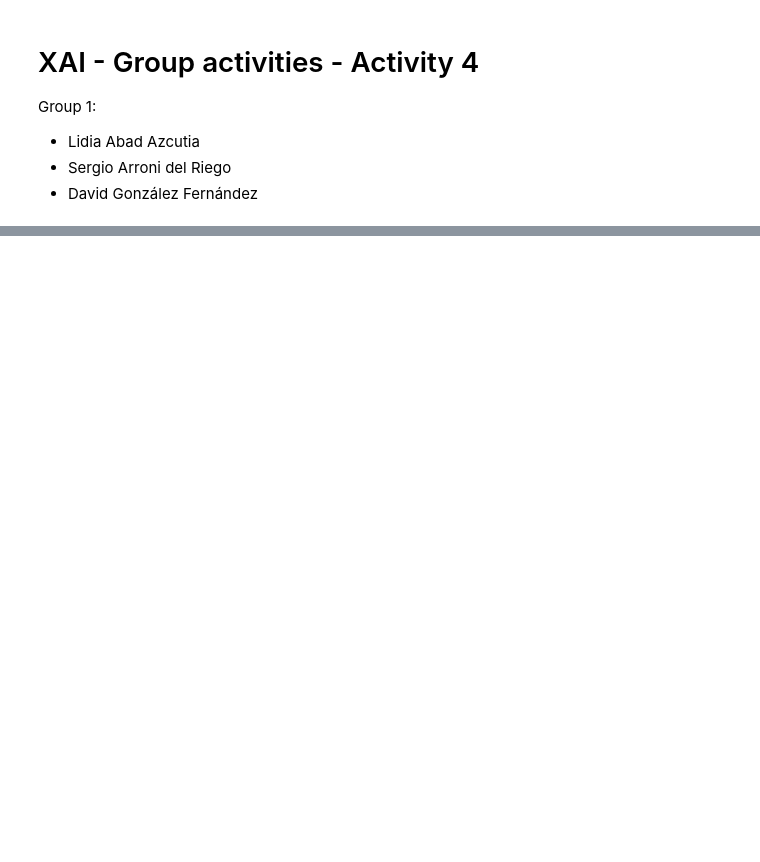
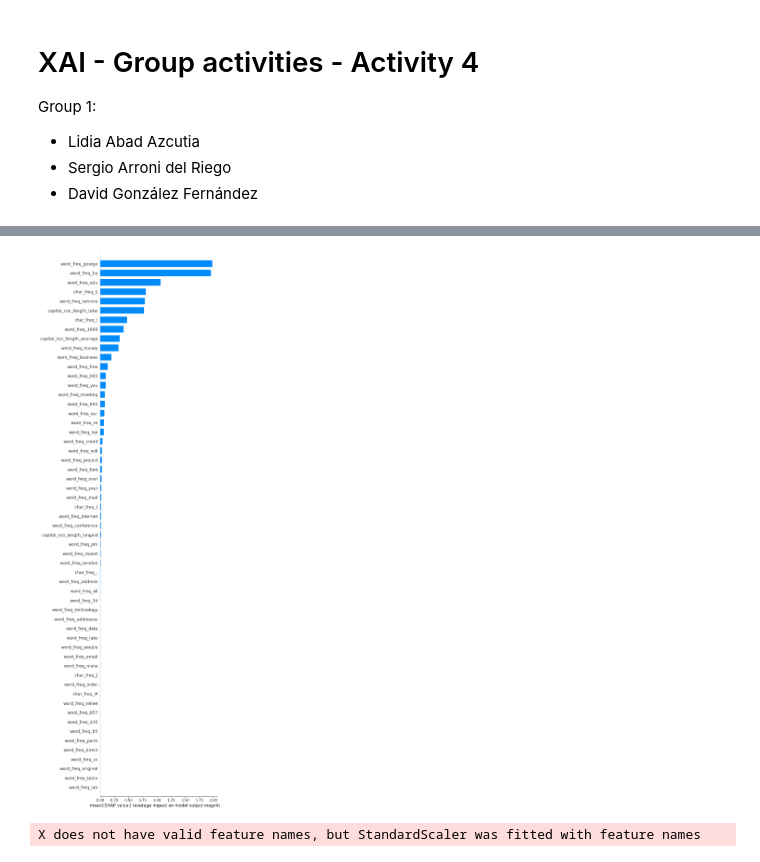
Before and after one commit to DavidGonzalezFernandez/XAI_exercises, a Jupyter notebook: Activities/Activity4/Activity_4.ipynb, the cells around one changed output, grey strips where cells are left out. Saved outputs shown, nothing was run; the diff lists cells and outputs as text; code cells hidden in the pictures; blank space fills up the shorter version.

```diff
--- a/Activities/Activity4/Activity_4.ipynb
+++ b/Activities/Activity4/Activity_4.ipynb
@@ -459,0 +138,22 @@ plt.show()
+# %%
+# @title Plot SHAP summary plot
+shap.summary_plot(
+    shap_values,
+    X_test,
+    feature_names=X_test.columns,
+    plot_type="bar",
+    max_display=X_train.shape[1],
+)
+plt.show()
+# %% [output]
+[figure, added]
+# %%
+# @title create LIME explainer
+explainer_lime = lime_tabular.LimeTabularExplainer(
+    X_train.values, feature_names=X_train.columns, class_names=["0", "1"]
+)
+lime_exp = explainer_lime.explain_instance(
+    X_test.iloc[0].values, pipa.predict_proba, num_features=X_train.shape[1]
+)
+# %% [output]
+X does not have valid feature names, but StandardScaler was fitted with feature names
```
Also changed, not shown: parts of 70 cells of this notebook.
